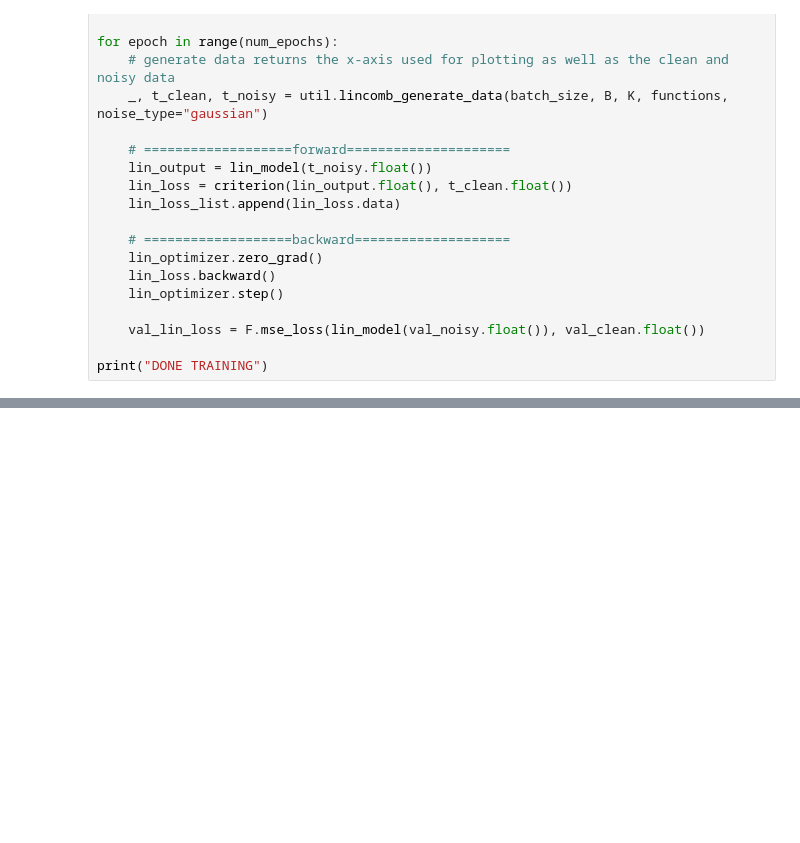
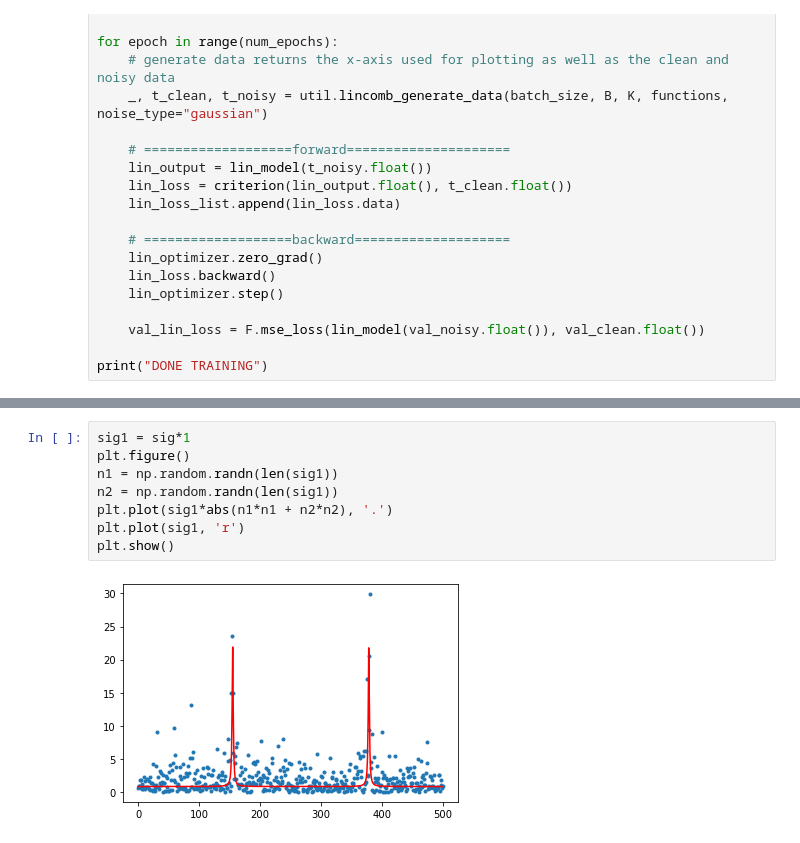
Before and after one commit to samarth-kashyap/denoise-nn, a Jupyter notebook: notebooks/spectral-denoising.ipynb, the cells around one changed output, grey strips where cells are left out. Saved outputs shown, nothing was run; the diff lists cells and outputs as text; blank space fills up the shorter version.

```diff
--- a/notebooks/spectral-denoising.ipynb
+++ b/notebooks/spectral-denoising.ipynb
@@ -58,0 +78,10 @@ print("DONE TRAINING")
+# %%
+sig1 = sig*1
+plt.figure()
+n1 = np.random.randn(len(sig1))
+n2 = np.random.randn(len(sig1))
+plt.plot(sig1*abs(n1*n1 + n2*n2), '.')
+plt.plot(sig1, 'r')
+plt.show()
+# %% [output]
+[figure, added]
```
Also changed, not shown: parts of 4 cells of this notebook, 6 other files.
